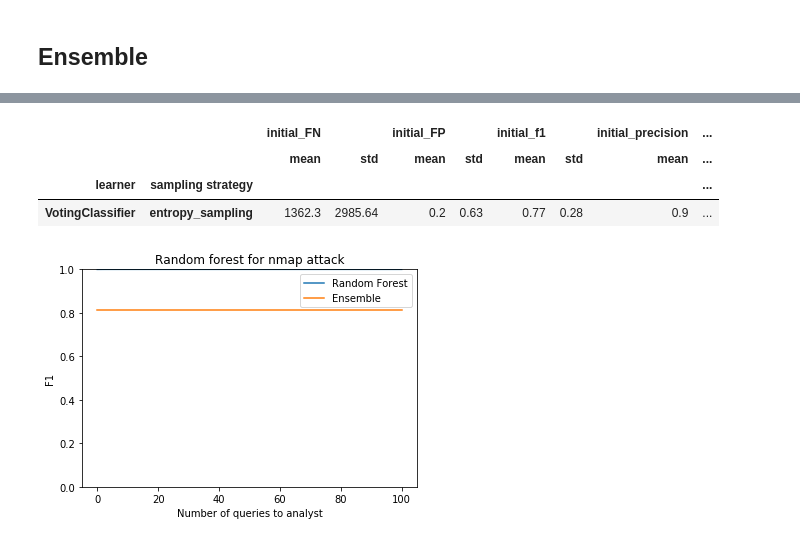
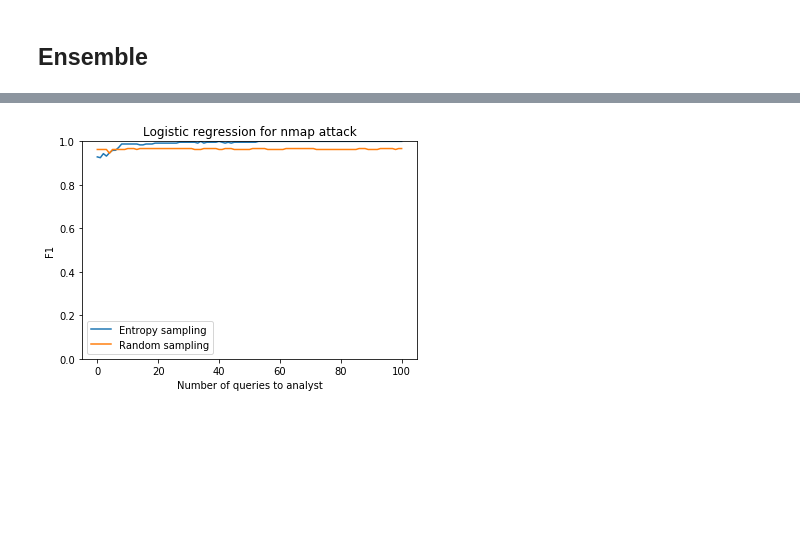
Before and after one commit to amirziai/cs221-ai-project, a Jupyter notebook: final.ipynb, the cells around one changed output, grey strips where cells are left out. Saved outputs shown, nothing was run; the diff lists cells and outputs as text; code cells hidden in the pictures; blank space fills up the shorter version.

```diff
--- a/final.ipynb
+++ b/final.ipynb
@@ -241,18 +200,11 @@ df_ensemble
-# %%
-df_ensemble.groupby(['learner', 'sampling strategy']).agg([np.mean, np.std]).round(2)
-# %% [output]
-|  |  | initial_FN |  | initial_FP |  | initial_f1 |  | initial_precision | ... |
-|  |  | mean | std | mean | std | mean | std | mean | ... |
-| learner | sampling strategy |  |  |  |  |  |  |  | ... |
-| VotingClassifier | entropy_sampling | 1362.3 | 2985.64 | 0.2 | 0.63 | 0.77 | 0.28 | 0.9 | ... |
 # %%
 ni.plot_active_learning_time_series_overlapping(
-    attribute='f1', label='smurf',
-    learner1='RandomForestClassifier', sampling1='entropy',
+    attribute='f1', label='ipsweep',
+    learner1='LogisticRegression', sampling1='entropy',
     learner2='VotingClassifier', sampling2='entropy',
-    title='Random forest for nmap attack',
+    title='Logistic regression for nmap attack',
     ylim=[0, 1], ylabel='F1',
-    legend=['Random Forest', 'Ensemble']
+    legend=['Entropy sampling', 'Random sampling']
 )
 # %% [output]
-[figure, old version]
+[figure, new version]
```
Also changed, not shown: parts of 16 cells of this notebook, 20 other files.
